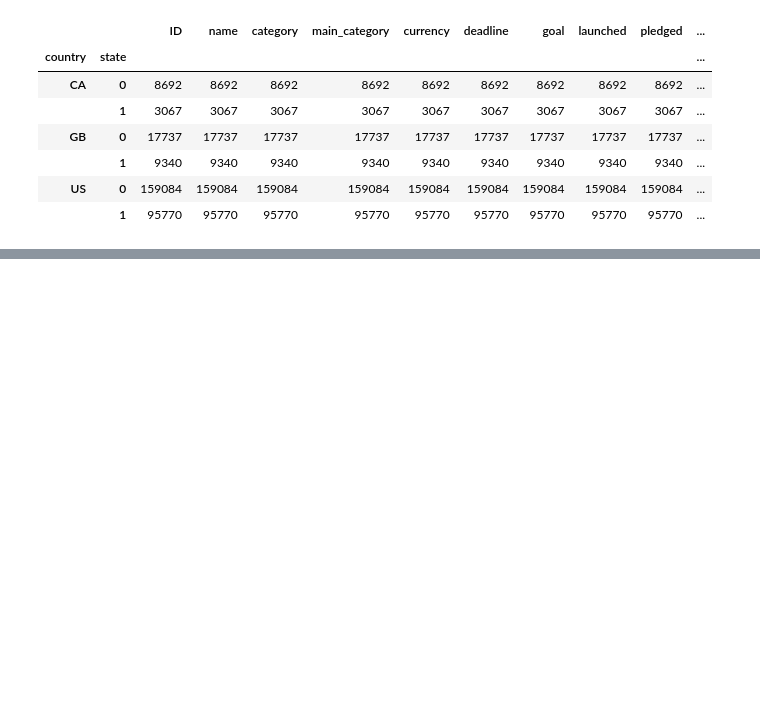
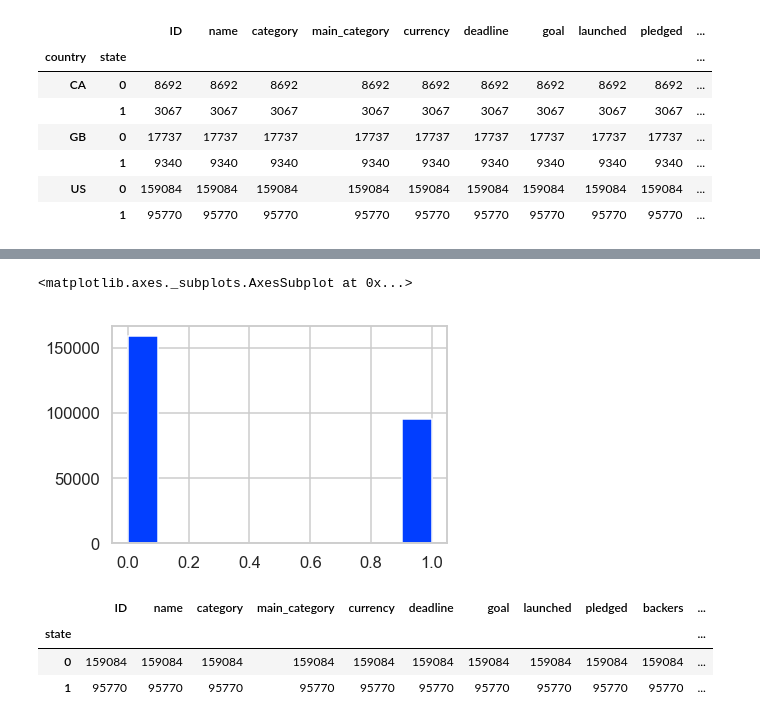
Before and after one commit to JonBebi/Kickfinisher, a Jupyter notebook: Kick_2016.ipynb, the cells around one changed output, grey strips where cells are left out. Drawn from its saved outputs; the diff is of its cells as text; code cells hidden in the pictures; blank space fills up the shorter version.

```diff
--- a/Kick_2016.ipynb
+++ b/Kick_2016.ipynb
@@ -344,3 +344,5 @@ df.groupby(['country', 'state']).count()
 |  | 1 | 9340 | 9340 | 9340 | 9340 | 9340 | 9340 | 9340 | 9340 | 9340 | ... |
 | US | 0 | 159084 | 159084 | 159084 | 159084 | 159084 | 159084 | 159084 | 159084 | 159084 | ... |
 |  | 1 | 95770 | 95770 | 95770 | 95770 | 95770 | 95770 | 95770 | 95770 | 95770 | ... |
+# %%
+us = df[df['country'] == 'US']
@@ -346,0 +384,12 @@ df.groupby(['country', 'state']).count()
+# %%
+us['state'].hist()
+# %% [output]
+<matplotlib.axes._subplots.AxesSubplot at 0x...>
+[figure, added]
+# %%
+us.groupby('state').count()
+# %% [output]
+|  | ID | name | category | main_category | currency | deadline | goal | launched | pledged | backers | ... |
+| state |  |  |  |  |  |  |  |  |  |  | ... |
+| 0 | 159084 | 159084 | 159084 | 159084 | 159084 | 159084 | 159084 | 159084 | 159084 | 159084 | ... |
+| 1 | 95770 | 95770 | 95770 | 95770 | 95770 | 95770 | 95770 | 95770 | 95770 | 95770 | ... |
```
Also changed, not shown: parts of 11 cells of this notebook.
